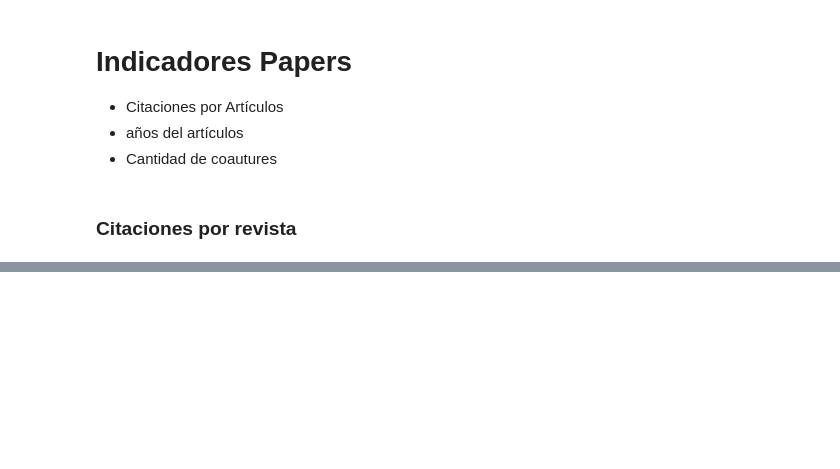
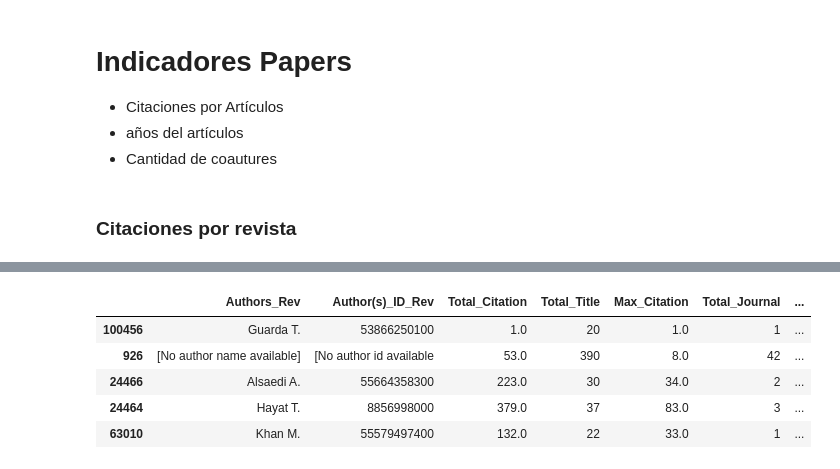
Before and after one commit to Lestydelgado/Repositorio-secreto-Scielo, a Jupyter notebook: Métricas Modelo.ipynb, the cells around one changed output, grey strips where cells are left out. Drawn from its saved outputs; the diff is of its cells as text; code cells hidden in the pictures; blank space fills up the shorter version.

```diff
--- a/Métricas Modelo.ipynb
+++ b/Métricas Modelo.ipynb
@@ -160,0 +179,9 @@ df_papers.to_csv(r'Data/indicadores_papers.csv')
+# %%
+df_authors.head()
+# %% [output]
+|  | Authors_Rev | Author(s)_ID_Rev | Total_Citation | Total_Title | Max_Citation | Total_Journal | ... |
+| 100456 | Guarda T. | 53866250100 | 1.0 | 20 | 1.0 | 1 | ... |
+| 926 | [No author name available] | [No author id available | 53.0 | 390 | 8.0 | 42 | ... |
+| 24466 | Alsaedi A. | 55664358300 | 223.0 | 30 | 34.0 | 2 | ... |
+| 24464 | Hayat T. | 8856998000 | 379.0 | 37 | 83.0 | 3 | ... |
+| 63010 | Khan M. | 55579497400 | 132.0 | 22 | 33.0 | 1 | ... |
```
Also changed, not shown: parts of 32 cells of this notebook.
